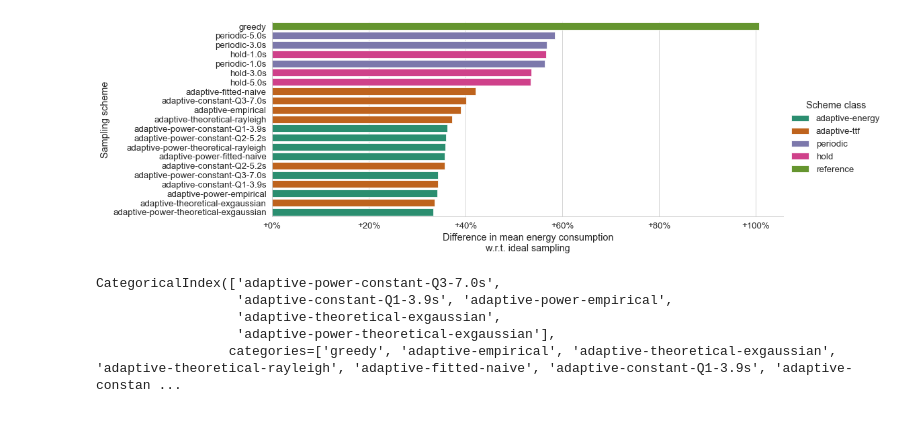
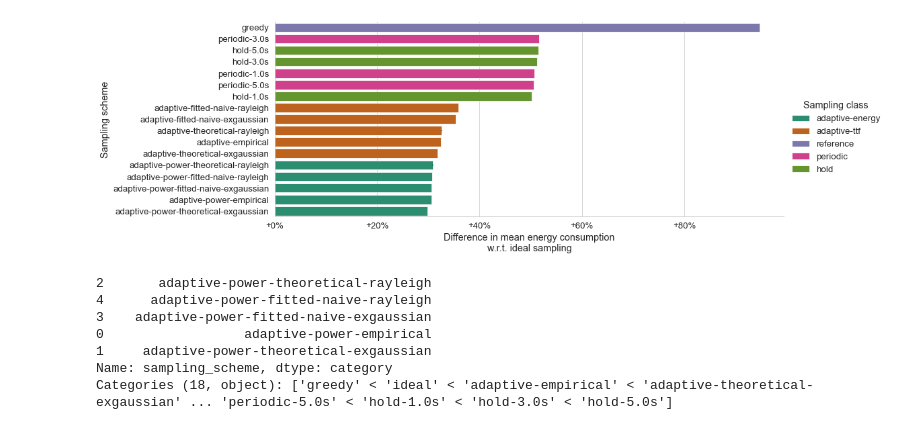
Before and after one commit to vnmo/EdgeDroid2, a Jupyter notebook: analysis/scaling_rtt_sampling_detail.ipynb, the cells around one changed output. Drawn from its saved outputs; the diff is of its cells as text; code cells hidden in the pictures.

```diff
--- a/analysis/scaling_rtt_sampling_detail.ipynb
+++ b/analysis/scaling_rtt_sampling_detail.ipynb
@@ -21,17 +21,13 @@ results["sampling_scheme"] = results["sampling_scheme"].astype(
          'adaptive-empirical',
          'adaptive-theoretical-exgaussian',
          'adaptive-theoretical-rayleigh',
-         'adaptive-fitted-naive',
-         'adaptive-constant-Q1-3.9s',
-         'adaptive-constant-Q2-5.2s',
-         'adaptive-constant-Q3-7.0s',
+         'adaptive-fitted-naive-exgaussian',
+         'adaptive-fitted-naive-rayleigh',
          'adaptive-power-empirical',
          'adaptive-power-theoretical-exgaussian',
          'adaptive-power-theoretical-rayleigh',
-         'adaptive-power-fitted-naive',
-         'adaptive-power-constant-Q1-3.9s',
-         'adaptive-power-constant-Q2-5.2s',
-         'adaptive-power-constant-Q3-7.0s',
+         'adaptive-power-fitted-naive-exgaussian',
+         'adaptive-power-fitted-naive-rayleigh',
          'periodic-1.0s',
          'periodic-3.0s',
          'periodic-5.0s',
@@ -144,4 +149,7 @@ plt.show()
 # %%
-ideal_energies_maxrtt = results.loc[(results["rtt"] == results["rtt"].max()) & (results["sampling_scheme"] == "ideal"), "energy"]
-ideal_energies_maxrtt
+import numpy as np
+
+energies_maxrtt = results.loc[(results["rtt"] == results["rtt"].max())].groupby(["sampling_class", "sampling_scheme"])["energy"].describe(percentiles=[])
+energies_maxrtt["var"] = np.square(energies_maxrtt["std"])
+energies_maxrtt
 # %% [output]
@@ -160,67 +214,42 @@ Name: energy, Length: 1350, dtype: float64
 # %%
-import numpy as np
-import numpy.typing as npt
 import matplotlib.ticker as tkr
 
-def comp_to_ideal(energies: pd.Series) -> npt.NDArray:
-    differences = np.subtract.outer(energies.to_numpy(), ideal_energies_maxrtt.to_numpy())
-    rel_diff = np.divide(differences, ideal_energies_maxrtt.to_numpy()).flatten()
-    result = pd.DataFrame(index=pd.Series(np.arange(rel_diff.size), name="sample"))
-    result["percent_diff"] = rel_diff
-    return result
+plot_data = energies_maxrtt.reset_index().query("sampling_scheme != 'ideal'")
 
-reldiffs_wrt_ideal_max_rtt = (
-    results.loc[(results["rtt"] == results["rtt"].max()) & (results["sampling_scheme"] != "ideal")]
-    .groupby(["sampling_class", "sampling_scheme"], observed=True)
-    ["energy"]
-    .apply(comp_to_ideal)
-    .reset_index()
-)
-
-scheme_order = (
-        reldiffs_wrt_ideal_max_rtt
-        .groupby("sampling_scheme")
-        ["percent_diff"]
-        .mean()
-        .sort_values(ascending=False)
-        .index
-    )
 
 fg = sns.catplot(
     kind="bar",
-    data=reldiffs_wrt_ideal_max_rtt,
     errorbar=None,
+    data=plot_data,
     y="sampling_scheme",
-    order=scheme_order,
-    x="percent_diff",
-    # join=False,
+    x="mean_diff_ideal_percent",
+    aspect=3,
+    xerr=plot_data["mean_diff_ideal_95ci_percent"],
+    order=plot_data.sort_values("mean_diff_ideal", ascending=False)["sampling_scheme"],
+    hue="sampling_class",
     dodge=False,
-    hue="sampling_class",
-    hue_order=["adaptive-energy", "adaptive-ttf", "periodic", "hold", "reference"],
-    aspect=3,
 )
 for ax in fg.axes.flat:
     # pass
     # ax.set_xticks(ax.get_xticks(), ax.get_xticklabels(), rotation=55, ha="right", rotation_mode="anchor")
     ax.xaxis.set_major_formatter(tkr.FuncFormatter(lambda y, p: f"{y:+0.0%}"))
-    # ax.xaxis.set_major_formatter(tkr.FuncFormatter(lambda x, p: f'{x}: Is that your best'))
 
 fg.set_axis_labels("Difference in mean energy consumption\nw.r.t. ideal sampling", "Sampling scheme")
-fg.legend.set_title("Scheme class")
-
+fg.legend.set_title("Sampling class")
 plt.show()
-del reldiffs_wrt_ideal_max_rtt
 # %% [output]
-[figure, old version]
+[figure, new version]
 # %%
-best_schemes = scheme_order[-5:]
+best_schemes = plot_data.sort_values("mean_diff_ideal", ascending=False)["sampling_scheme"][-5:]
 best_schemes
 # %% [output]
-CategoricalIndex(['adaptive-power-constant-Q3-7.0s',
-                  'adaptive-constant-Q1-3.9s', 'adaptive-power-empirical',
-                  'adaptive-theoretical-exgaussian',
-                  'adaptive-power-theoretical-exgaussian'],
-                 categories=['greedy', 'adaptive-empirical', 'adaptive-theoretical-exgaussian', 'adaptive-theoretical-rayleigh', 'adaptive-fitted-naive', 'adaptive-constant-Q1-3.9s', 'adaptive-constan ...
+2       adaptive-power-theoretical-rayleigh
+4      adaptive-power-fitted-naive-rayleigh
+3    adaptive-power-fitted-naive-exgaussian
+0                  adaptive-power-empirical
+1     adaptive-power-theoretical-exgaussian
+Name: sampling_scheme, dtype: category
+Categories (18, object): ['greedy' < 'ideal' < 'adaptive-empirical' < 'adaptive-theoretical-exgaussian' ... 'periodic-5.0s' < 'hold-1.0s' < 'hold-3.0s' < 'hold-5.0s']
 # %%
 results_best = results[np.isin(results["sampling_scheme"], best_schemes)].copy()
 results_best["sampling_scheme"] = results_best["sampling_scheme"].cat.remove_unused_categories()
```
Also changed, not shown: parts of 8 cells of this notebook, 20 other files.
